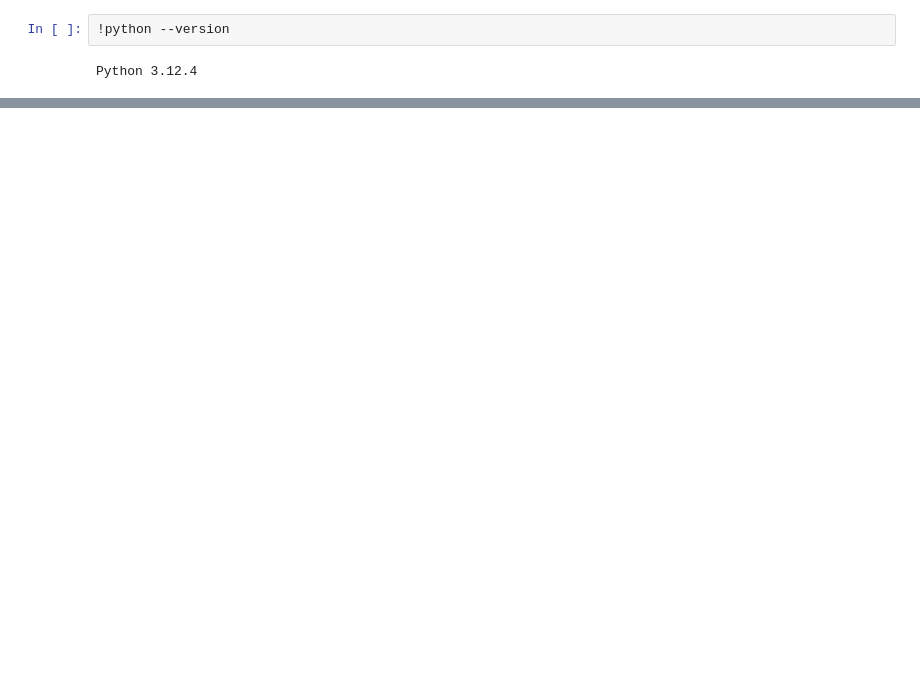
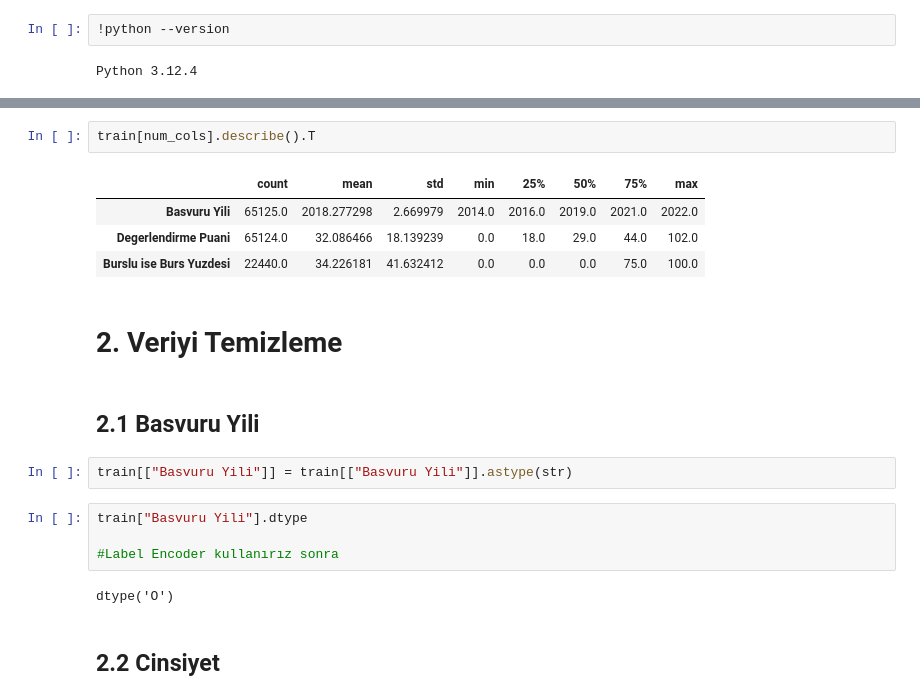
Before and after one commit to yusuferendolek/Datathon2024, a Jupyter notebook: datathon-reworked.ipynb, the cells around one changed output, grey strips where cells are left out. Drawn from its saved outputs; the diff is of its cells as text; blank space fills up the shorter version.

```diff
--- a/datathon-reworked.ipynb
+++ b/datathon-reworked.ipynb
@@ -522,0 +115,21 @@ Name: count, dtype: int64
+# %%
+train[num_cols].describe().T
+# %% [output]
+|  | count | mean | std | min | 25% | 50% | 75% | max |
+| Basvuru Yili | 65125.0 | 2018.277298 | 2.669979 | 2014.0 | 2016.0 | 2019.0 | 2021.0 | 2022.0 |
+| Degerlendirme Puani | 65124.0 | 32.086466 | 18.139239 | 0.0 | 18.0 | 29.0 | 44.0 | 102.0 |
+| Burslu ise Burs Yuzdesi | 22440.0 | 34.226181 | 41.632412 | 0.0 | 0.0 | 0.0 | 75.0 | 100.0 |
+# %% [markdown]
+# 2. Veriyi Temizleme
+# %% [markdown]
+## 2.1 Basvuru Yili
+# %%
+train[["Basvuru Yili"]] = train[["Basvuru Yili"]].astype(str)
+# %%
+train["Basvuru Yili"].dtype
+
+#Label Encoder kullanırız sonra
+# %% [output]
+dtype('O')
+# %% [markdown]
+## 2.2 Cinsiyet
```
Also changed, not shown: parts of 42 cells of this notebook, 1 other file.
